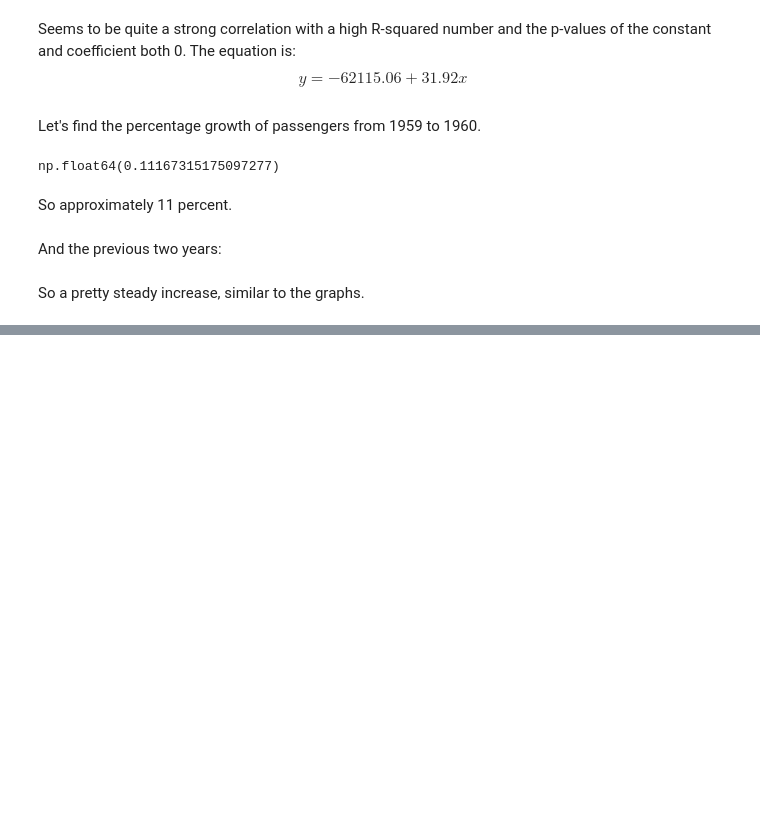
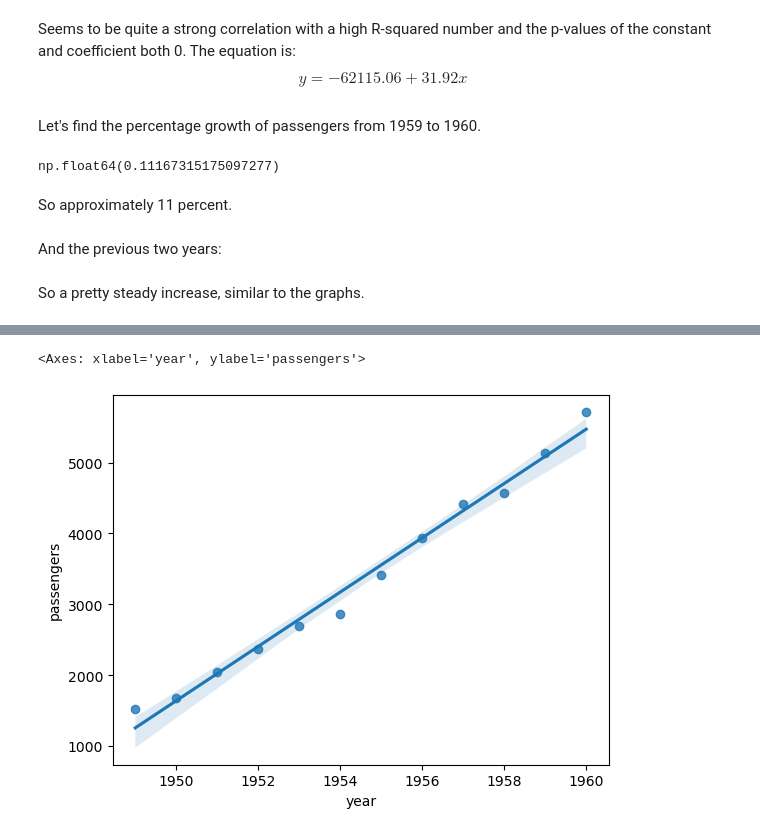
Before and after one commit to ddelony/stats, a Jupyter notebook: flights.ipynb, the cells around one changed output, grey strips where cells are left out. Saved outputs shown, nothing was run; the diff lists cells and outputs as text; code cells hidden in the pictures; blank space fills up the shorter version.

```diff
--- a/flights.ipynb
+++ b/flights.ipynb
@@ -63,3 +65,5 @@ flights_1959 = flights.loc[flights["year"] == 1959,"passengers"].sum()
 (flights_1959 - flights_1958) / flights_1958
 # %% [markdown]
 So a pretty steady increase, similar to the graphs.
+# %%
+passenger_year = flights.groupby("year",as_index=False)["passengers"].sum()
@@ -65,0 +79,5 @@ So a pretty steady increase, similar to the graphs.
+# %%
+sns.regplot(x='year',y='passengers',data=passenger_year)
+# %% [output]
+<Axes: xlabel='year', ylabel='passengers'>
+[figure, added]
```
Also changed, not shown: parts of 16 cells of this notebook.
